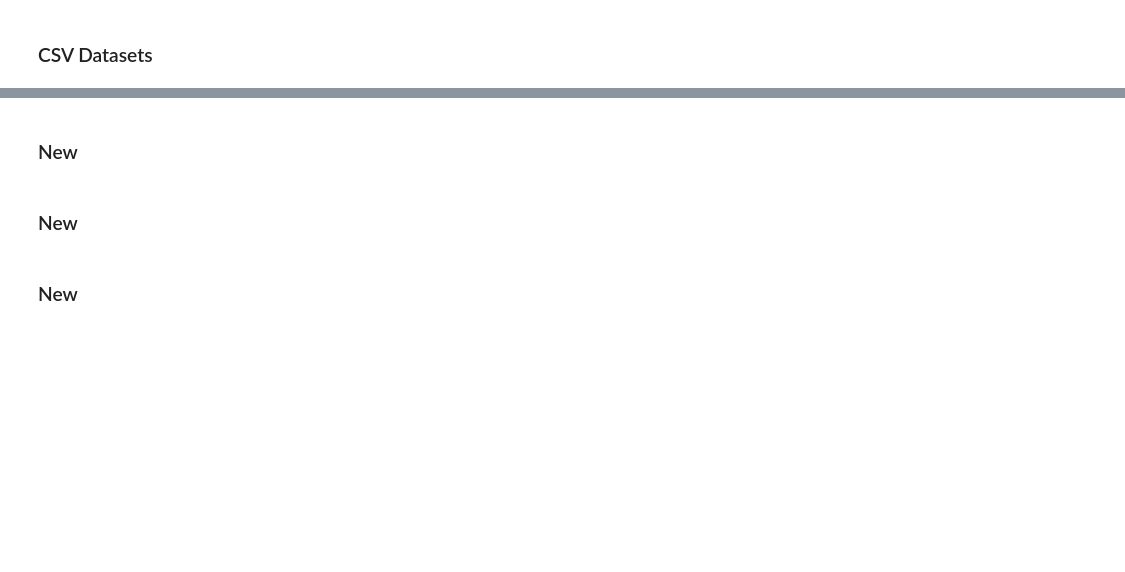
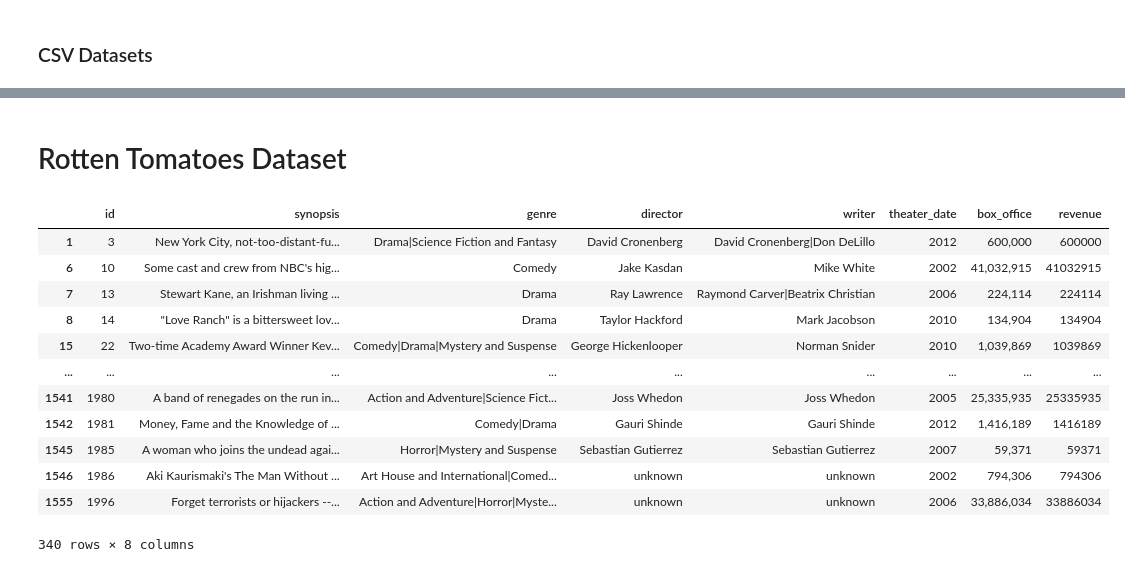
Before and after one commit to mrhussaink7/new-films-movie-data, a Jupyter notebook: index.ipynb, the cells around one changed output, grey strips where cells are left out. Cells and saved outputs as stored; diff of their text form; code cells hidden in the pictures; blank space fills up the shorter version.

Commit message:
[MOD] Cleaned df_rt_movie_info nulls and filtered essentials

```diff
--- a/index.ipynb
+++ b/index.ipynb
@@ -152,5 +0,0 @@ What is the total gross revenue by year?
-# %%
-pd.set_option('display.float_format', '${:,.0f}'.format)
-total_gross = df_movie_gross.groupby('year')['domestic_gross'].agg(['sum','mean','count']).reset_index().copy()
-total_gross = total_gross.rename(columns={'year':'Year', 'sum':'Total_Revenue', 'mean':'Avg_Revenue','count':'Title_Counts'})
-total_gross
@@ -318,18 +258,36 @@ df_tn_movie_budgets
-# %% [markdown]
-### New
+# %% [markdown]
+# Rotten Tomatoes Dataset
 # %%
+def custom_string_interpolation(series):
+    ffill_series = series.fillna(method='ffill')
+    bfill_series = series.fillna(method='bfill')
+    combined_series = ffill_series.combine_first(bfill_series)
+    return combined_series
+
 df_rt_movie_info = df_rt_movie_info[['id', 'synopsis', #'rating',
-                                     'genre', 'director', 'writer','theater_date', #'dvd_date',
-                                     'currency', 'box_office', #'runtime','studio'
+                                     'genre', 'director', 'writer', 'theater_date', # 'dvd_date', #'currency',
+                                     'box_office', #'runtime','studio'
                                     ]]
 mask = df_rt_movie_info[df_rt_movie_info['box_office'].notnull()]
 mask['revenue'] = mask['box_office'].str.replace(',','').astype(int)
-# df_rt_merged = pd.merge(df_rt_movie_info, df_rt_movie_reviews, on='id', how='outer')
-# df_rt_merged
-# df_rt_movie_info.info()
-df_rt_movie_info['revenue'] = mask['revenue']
-df_rt_movie_info['revenue'].dropna()
+
+df_rt_movie_info = mask
+df_rt_movie_info['director'] = df_rt_movie_info['director'].fillna('unknown')
+df_rt_movie_info['writer'] = df_rt_movie_info['writer'].fillna('unknown')
+df_rt_movie_info['theater_date'] = custom_string_interpolation(df_rt_movie_info['theater_date'])
+df_rt_movie_info['theater_date'] = df_rt_movie_info['theater_date'].str[-4:]
+df_rt_movie_info
+# %% [output]
+|  | id | synopsis | genre | director | writer | theater_date | box_office | revenue |
+| 1 | 3 | New York City, not-too-distant-fu... | Drama|Science Fiction and Fantasy | David Cronenberg | David Cronenberg|Don DeLillo | 2012 | 600,000 | 600000 |
+| 6 | 10 | Some cast and crew from NBC's hig... | Comedy | Jake Kasdan | Mike White | 2002 | 41,032,915 | 41032915 |
+| 7 | 13 | Stewart Kane, an Irishman living ... | Drama | Ray Lawrence | Raymond Carver|Beatrix Christian | 2006 | 224,114 | 224114 |
+| 8 | 14 | "Love Ranch" is a bittersweet lov... | Drama | Taylor Hackford | Mark Jacobson | 2010 | 134,904 | 134904 |
+| 15 | 22 | Two-time Academy Award Winner Kev... | Comedy|Drama|Mystery and Suspense | George Hickenlooper | Norman Snider | 2010 | 1,039,869 | 1039869 |
+| ... | ... | ... | ... | ... | ... | ... | ... | ... |
+| 1541 | 1980 | A band of renegades on the run in... | Action and Adventure|Science Fict... | Joss Whedon | Joss Whedon | 2005 | 25,335,935 | 25335935 |
+| 1542 | 1981 | Money, Fame and the Knowledge of ... | Comedy|Drama | Gauri Shinde | Gauri Shinde | 2012 | 1,416,189 | 1416189 |
+| 1545 | 1985 | A woman who joins the undead agai... | Horror|Mystery and Suspense | Sebastian Gutierrez | Sebastian Gutierrez | 2007 | 59,371 | 59371 |
+| 1546 | 1986 | Aki Kaurismaki's The Man Without ... | Art House and International|Comed... | unknown | unknown | 2002 | 794,306 | 794306 |
+| 1555 | 1996 | Forget terrorists or hijackers --... | Action and Adventure|Horror|Myste... | unknown | unknown | 2006 | 33,886,034 | 33886034 |
+340 rows × 8 columns
-# %% [markdown]
-### New
-# %% [markdown]
-### New
```
Also changed, not shown: parts of 66 cells of this notebook.
